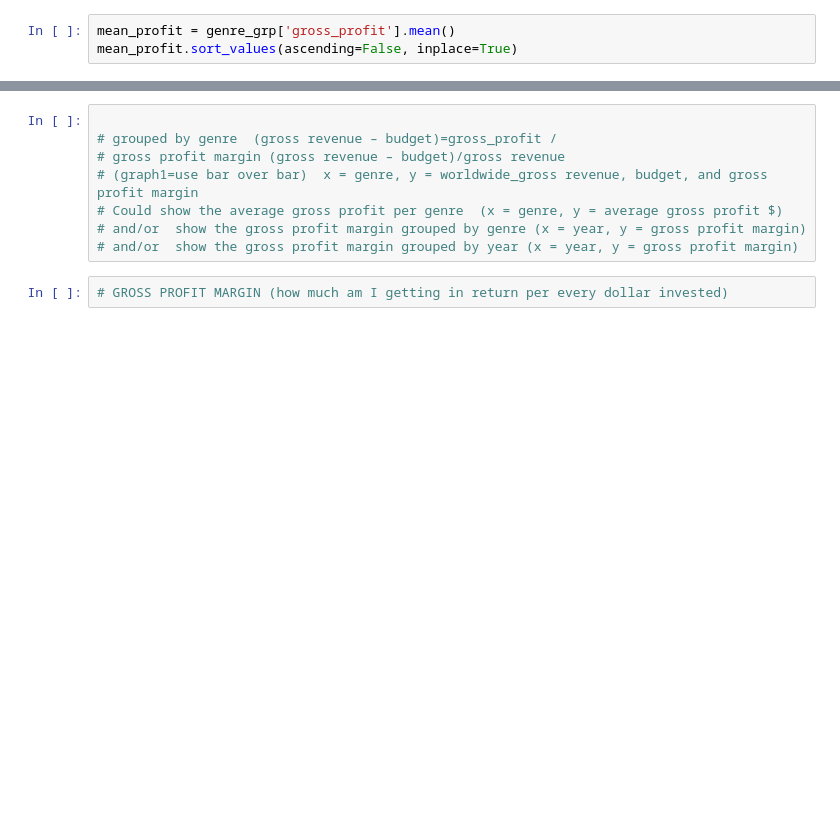
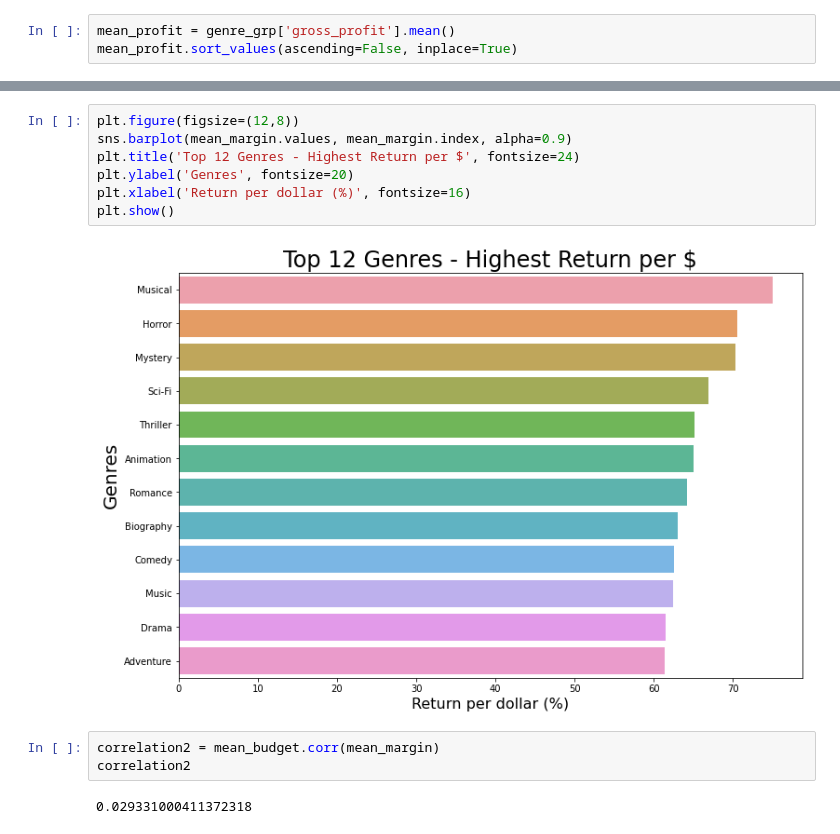
Before and after one commit to adcm2292/dsc-phase-1-project-online, a Jupyter notebook: n3_the-numbers.ipynb, the cells around one changed output, grey strips where cells are left out. Cells and saved outputs as stored; diff of their text form; blank space fills up the shorter version.

```diff
--- a/n3_the-numbers.ipynb
+++ b/n3_the-numbers.ipynb
@@ -116,10 +153,14 @@ Name: gross_margin, dtype: float64
-# %%
-
-# grouped by genre  (gross revenue – budget)=gross_profit /
-# gross profit margin (gross revenue – budget)/gross revenue
-# (graph1=use bar over bar)  x = genre, y = worldwide_gross revenue, budget, and gross profit margin
-# Could show the average gross profit per genre  (x = genre, y = average gross profit $)
-# and/or  show the gross profit margin grouped by genre (x = year, y = gross profit margin)
-# and/or  show the gross profit margin grouped by year (x = year, y = gross profit margin)
-# %%
-# GROSS PROFIT MARGIN (how much am I getting in return per every dollar invested)
+# %%
+plt.figure(figsize=(12,8))
+sns.barplot(mean_margin.values, mean_margin.index, alpha=0.9)
+plt.title('Top 12 Genres - Highest Return per $', fontsize=24)
+plt.ylabel('Genres', fontsize=20)
+plt.xlabel('Return per dollar (%)', fontsize=16)
+plt.show()
+# %% [output]
+[figure, added]
+# %%
+correlation2 = mean_budget.corr(mean_margin)
+correlation2
+# %% [output]
+0.029331000411372318
```
Also changed, not shown: parts of 16 cells of this notebook, 3 other files.
